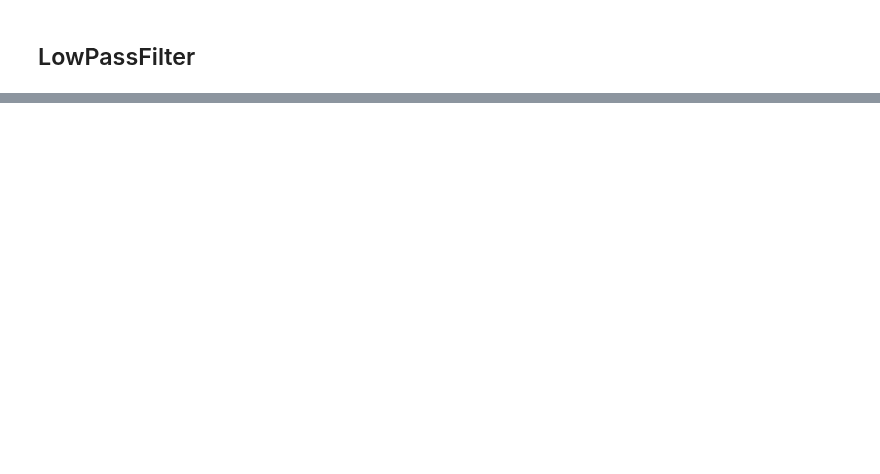
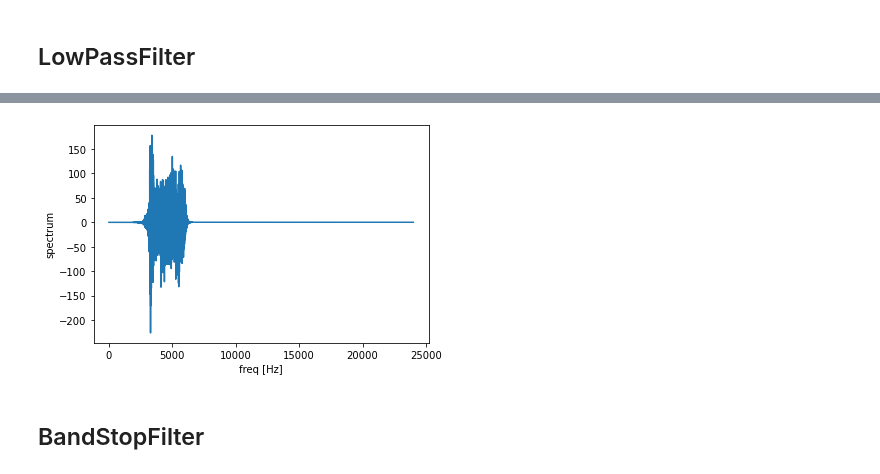
Before and after one commit to ryoma-jp/samples, a Jupyter notebook: python/filter/FilterSample.ipynb, the cells around one changed output, grey strips where cells are left out. Drawn from its saved outputs; the diff is of its cells as text; code cells hidden in the pictures; blank space fills up the shorter version.

```diff
--- a/python/filter/FilterSample.ipynb
+++ b/python/filter/FilterSample.ipynb
@@ -66,0 +120,13 @@ plt.close()
+# %%
+freq, data_bpf_fft = signal_fft(t, data_bpf)
+# %%
+plt.figure()
+plt.plot(freq, data_bpf_fft.real)
+plt.xlabel('freq [Hz]')
+plt.ylabel('spectrum')
+plt.show()
+plt.close()
+# %% [output]
+[figure, added]
+# %% [markdown]
+## BandStopFilter
```
Also changed, not shown: parts of 19 cells of this notebook.
